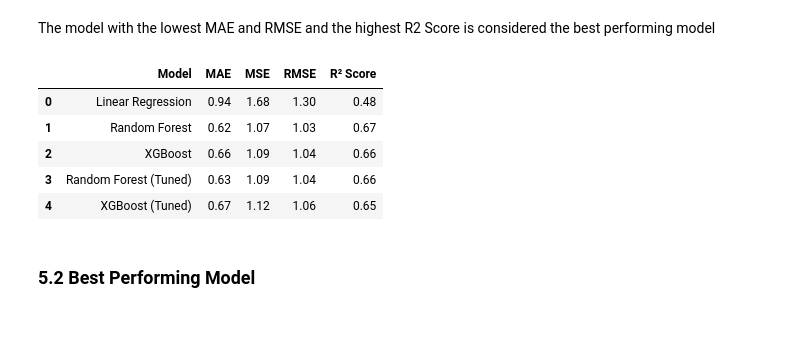
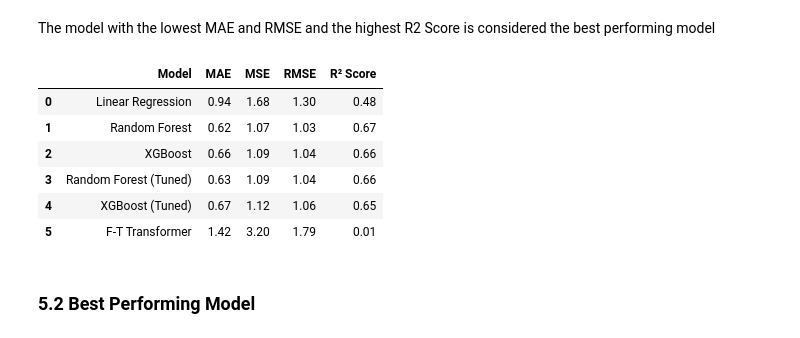
Before and after one commit to Esther-Margaret-Mwangi/Epochs, a Jupyter notebook: notebook/notebook.ipynb, the cells around one changed output. Saved outputs shown, nothing was run; the diff lists cells and outputs as text; code cells hidden in the pictures.

```diff
--- a/notebook/notebook.ipynb
+++ b/notebook/notebook.ipynb
@@ -1373,0 +1442,20 @@ xgb_tuned_results
+# %%
+# Predicting crop yield
+ft_model.eval()
+with torch.no_grad():
+    y_pred_ft = ft_model(X_test_ft).squeeze().cpu().numpy()
+
+# Evaluating the model
+from sklearn.metrics import mean_absolute_error, mean_squared_error, r2_score, root_mean_squared_error
+
+ft_mae = mean_absolute_error(y_test, y_pred_ft)
+ft_mse = mean_squared_error(y_test, y_pred_ft)
+ft_rmse = root_mean_squared_error(y_test, y_pred_ft)
+ft_r2 = r2_score(y_test, y_pred_ft)
+
+ft_results = pd.DataFrame({
+    "Metric": ["Mean Absolute Error (MAE)", "Mean Squared Error (MSE)", "Root Mean Squared Error (RMSE)", "R² Score"],
+    "Value": [ft_mae, ft_mse, ft_rmse, ft_r2]
+})
+
+ft_results
@@ -1385,7 +1479,8 @@ model_comparison = pd.DataFrame({
         "Random Forest",
         "XGBoost",
         "Random Forest (Tuned)",
-        "XGBoost (Tuned)"
+        "XGBoost (Tuned)",
+        "F-T Transformer"
     ],
 
     "MAE": [
@@ -1393,7 +1488,8 @@ model_comparison = pd.DataFrame({
         rf_mae,
         xgb_mae,
         rf_tuned_mae,
-        xgb_tuned_mae
+        xgb_tuned_mae,
+        ft_mae
     ],
 
     "MSE": [
@@ -1401,37 +1497,41 @@ model_comparison = pd.DataFrame({
         rf_mse,
         xgb_mse,
         rf_tuned_mse,
-        xgb_tuned_mse
+        xgb_tuned_mse,
+        ft_mse
     ],
 
     "RMSE": [
         linear_rmse,
         rf_rmse,
         xgb_rmse,
         rf_tuned_rmse,
-        xgb_tuned_rmse
+        xgb_tuned_rmse,
+        ft_rmse
     ],
 
     "R² Score": [
         linear_r2,
         rf_r2,
         xgb_r2,
         rf_tuned_r2,
-        xgb_tuned_r2
+        xgb_tuned_r2,
+        ft_r2
         ]
 })
 
 # Round the values to 2 decimal places
 model_comparison = model_comparison.round(2)
 
 model_comparison
 # %% [output]
 |  | Model | MAE | MSE | RMSE | R² Score |
 | 0 | Linear Regression | 0.94 | 1.68 | 1.30 | 0.48 |
 | 1 | Random Forest | 0.62 | 1.07 | 1.03 | 0.67 |
 | 2 | XGBoost | 0.66 | 1.09 | 1.04 | 0.66 |
 | 3 | Random Forest (Tuned) | 0.63 | 1.09 | 1.04 | 0.66 |
 | 4 | XGBoost (Tuned) | 0.67 | 1.12 | 1.06 | 0.65 |
+| 5 | F-T Transformer | 1.42 | 3.20 | 1.79 | 0.01 |
 # %% [markdown]
 ### 5.2 Best Performing Model
 # %%
```
Also changed, not shown: parts of 21 cells of this notebook.
